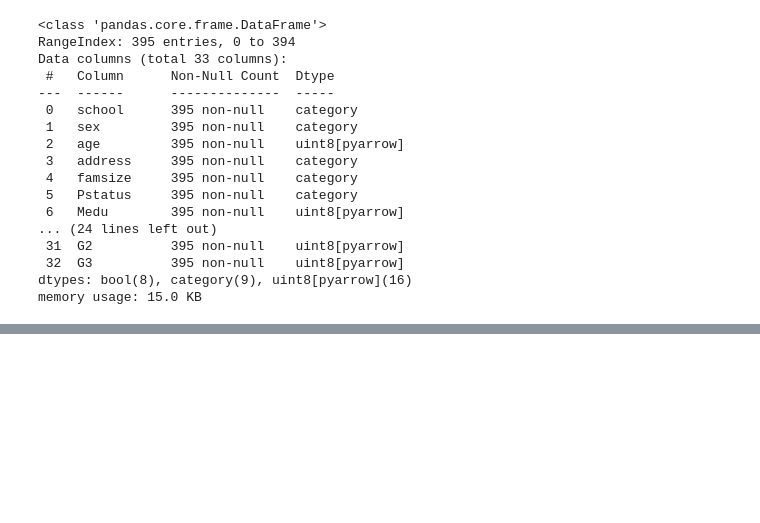
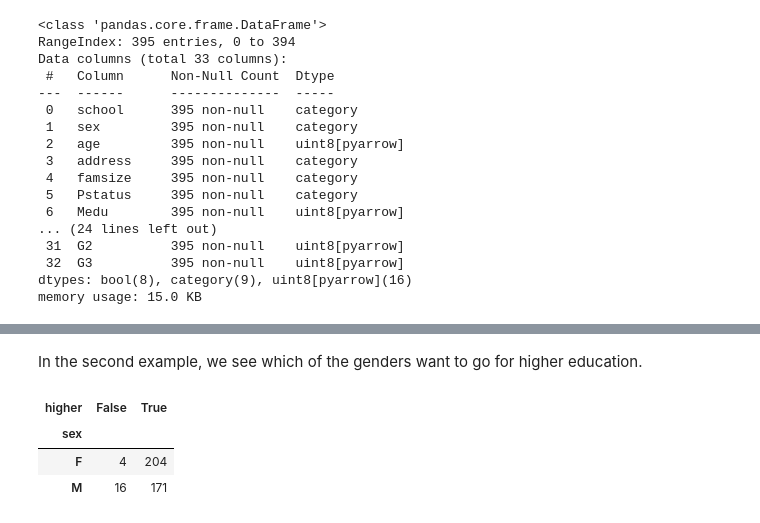
Before and after one commit to agpt8/data_science_portfolio, a Jupyter notebook: student-data-analysis.ipynb, the cells around one changed output, grey strips where cells are left out. Cells and saved outputs as stored; diff of their text form; code cells hidden in the pictures; blank space fills up the shorter version.

```diff
--- a/student-data-analysis.ipynb
+++ b/student-data-analysis.ipynb
@@ -541,0 +554,9 @@ memory usage: 15.0 KB
+# %% [markdown]
+In the second example, we see which of the genders want to go for higher education.
+# %%
+pd.crosstab(df.sex, df.higher)
+# %% [output]
+| higher | False | True |
+| sex |  |  |
+| F | 4 | 204 |
+| M | 16 | 171 |
```
Also changed, not shown: parts of 9 cells of this notebook.
